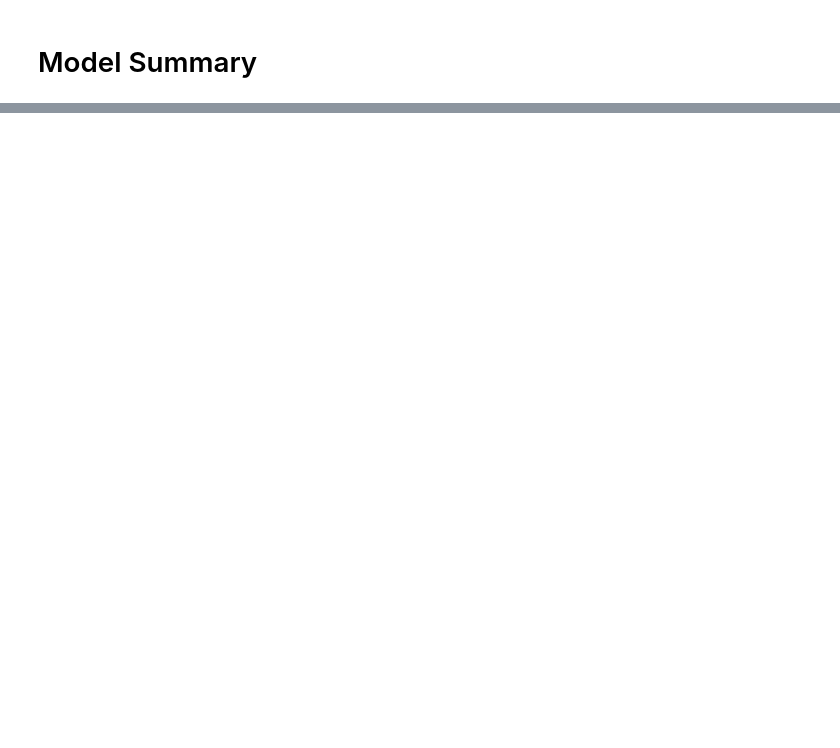
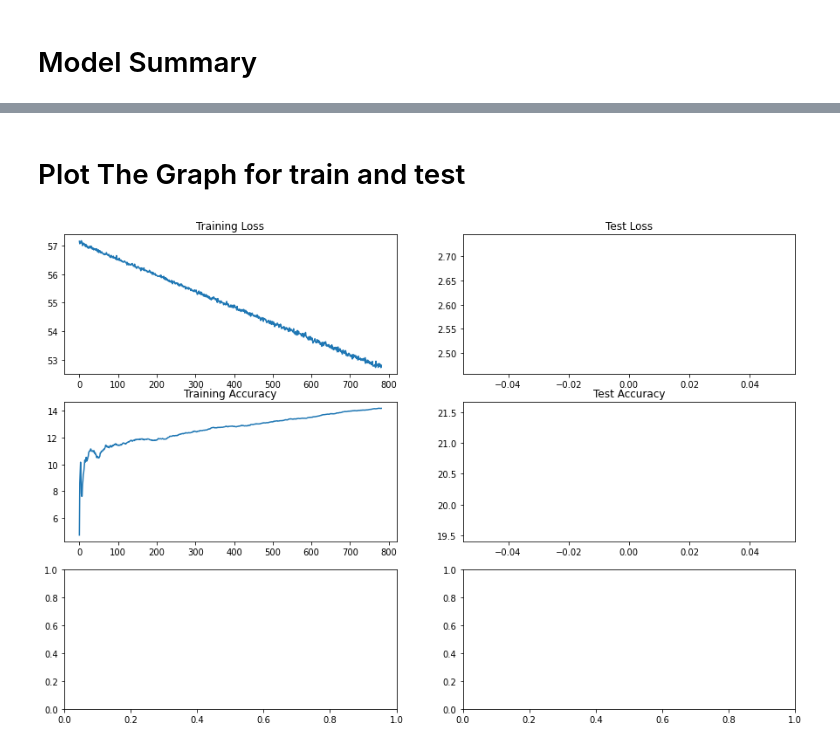
Before and after one commit to futartup/S8-S9-assignment, a Jupyter notebook: main.ipynb, the cells around one changed output, grey strips where cells are left out. Cells and saved outputs as stored; diff of their text form; code cells hidden in the pictures; blank space fills up the shorter version.

```diff
--- a/main.ipynb
+++ b/main.ipynb
@@ -139,0 +192,6 @@ epoch no:  11
+# %% [markdown]
+# Plot The Graph for train and test
+# %%
+plottesttraingraph(train_losses, train_acc, test_losses, test_acc, plt)
+# %% [output]
+[figure, added]
```
Also changed, not shown: parts of 18 cells of this notebook.
